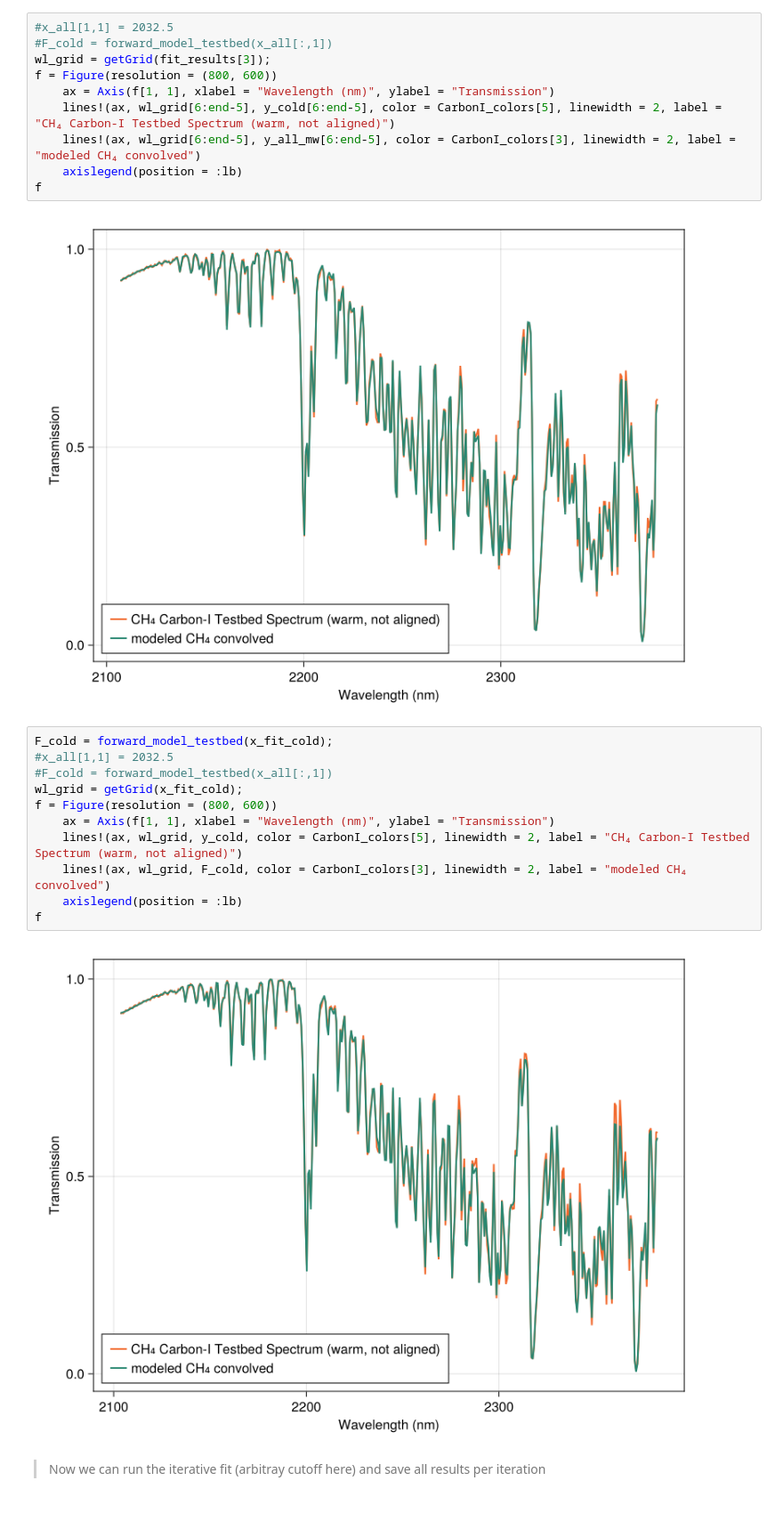
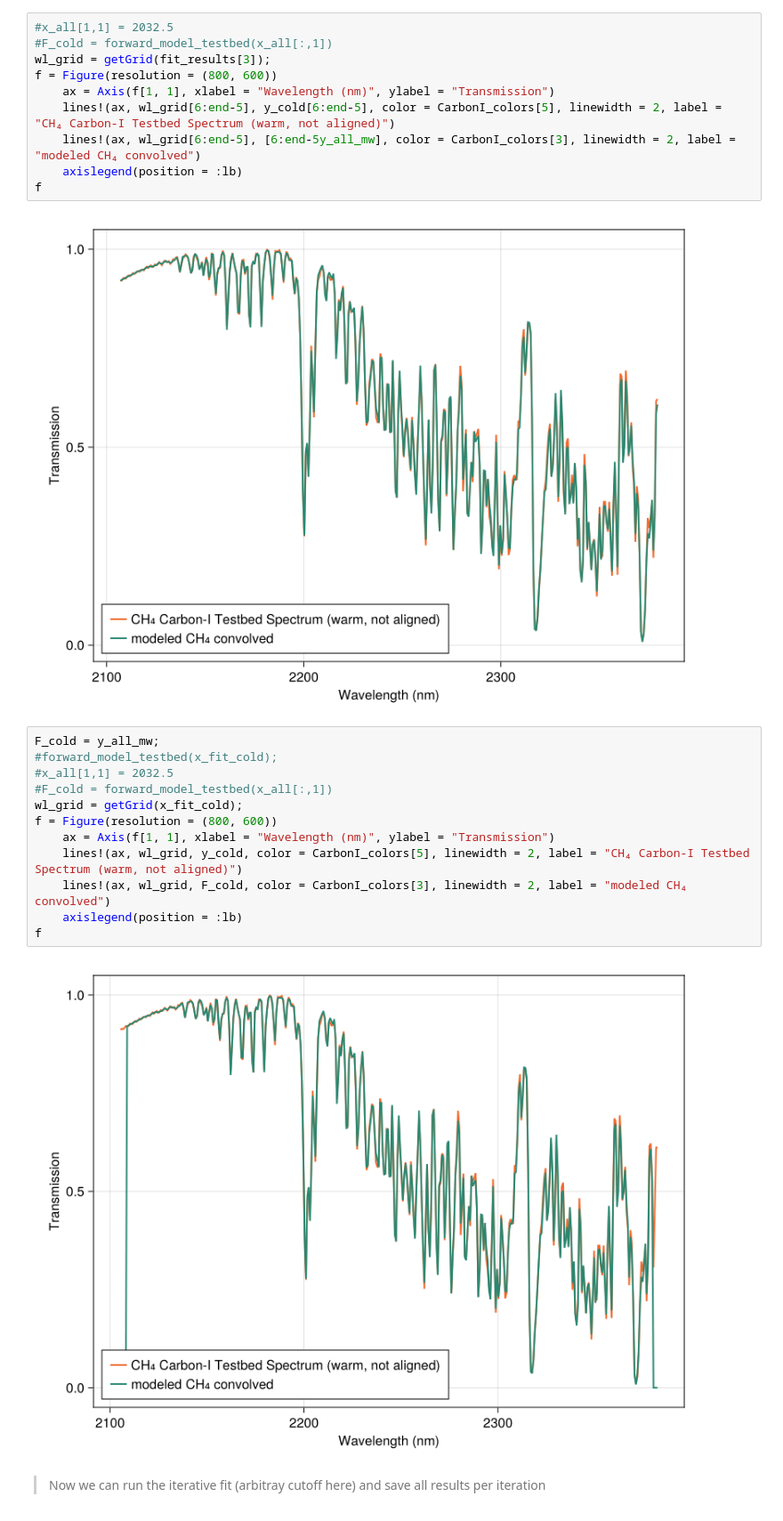
Before and after one commit to Carbon-I/CarbonI, a Jupyter notebook: src/notebooks/TestBedCold_v2.ipynb, the cells around one changed output. Shown at 89% size. Saved outputs shown, nothing was run; the diff lists cells and outputs as text.

```diff
--- a/src/notebooks/TestBedCold_v2.ipynb
+++ b/src/notebooks/TestBedCold_v2.ipynb
@@ -317,24 +334,25 @@ wl_grid = getGrid(fit_results[3]);
 f = Figure(resolution = (800, 600))
     ax = Axis(f[1, 1], xlabel = "Wavelength (nm)", ylabel = "Transmission")
     lines!(ax, wl_grid[6:end-5], y_cold[6:end-5], color = CarbonI_colors[5], linewidth = 2, label = "CH₄ Carbon-I Testbed Spectrum (warm, not aligned)")
-    lines!(ax, wl_grid[6:end-5], y_all_mw[6:end-5], color = CarbonI_colors[3], linewidth = 2, label = "modeled CH₄ convolved")
+    lines!(ax, wl_grid[6:end-5], [6:end-5y_all_mw], color = CarbonI_colors[3], linewidth = 2, label = "modeled CH₄ convolved")
     axislegend(position = :lb)
 f
 # %% [output]
 [figure]
 # %%
-F_cold = forward_model_testbed(x_fit_cold);
+F_cold = y_all_mw;
+#forward_model_testbed(x_fit_cold);
 #x_all[1,1] = 2032.5
 #F_cold = forward_model_testbed(x_all[:,1])
 wl_grid = getGrid(x_fit_cold);
 f = Figure(resolution = (800, 600))
     ax = Axis(f[1, 1], xlabel = "Wavelength (nm)", ylabel = "Transmission")
     lines!(ax, wl_grid, y_cold, color = CarbonI_colors[5], linewidth = 2, label = "CH₄ Carbon-I Testbed Spectrum (warm, not aligned)")
     lines!(ax, wl_grid, F_cold, color = CarbonI_colors[3], linewidth = 2, label = "modeled CH₄ convolved")
     axislegend(position = :lb)
 f
 # %% [output]
-[figure, old version]
+[figure, new version]
 # %% [markdown]
 > Now we can run the iterative fit (arbitray cutoff here) and save all results per iteration
 # %%
```
Also changed, not shown: parts of 9 cells of this notebook, 16 other files.
